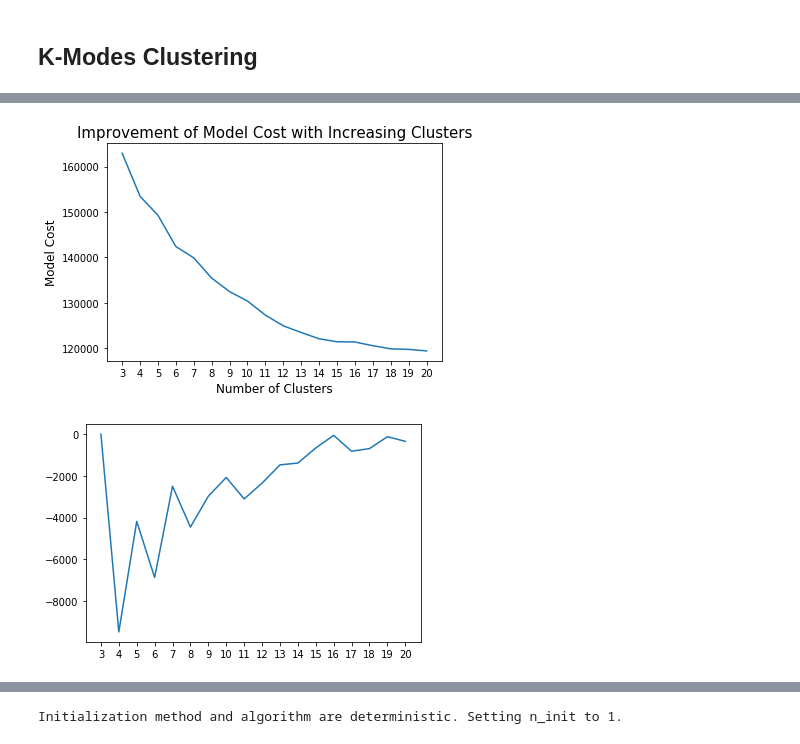
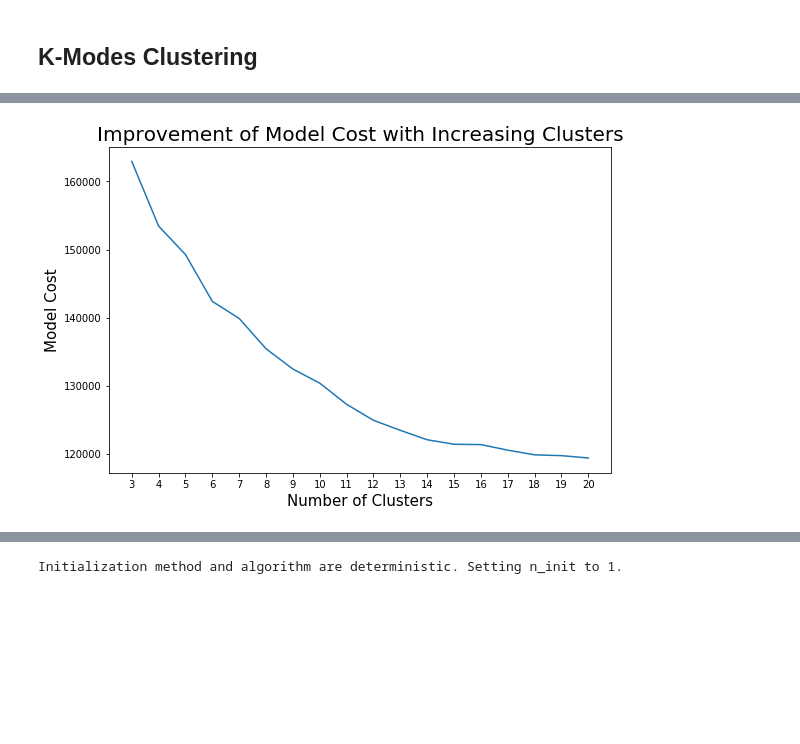
Before and after one commit to Shaddyjr/dob_complaints, a Jupyter notebook: jeremy/clustering.ipynb, the cells around one changed output, grey strips where cells are left out. Saved outputs shown, nothing was run; the diff lists cells and outputs as text; code cells hidden in the pictures; blank space fills up the shorter version.

Commit message:
updated clustering nb

```diff
--- a/jeremy/clustering.ipynb
+++ b/jeremy/clustering.ipynb
@@ -61,15 +61,17 @@ drop_cols = [
     "med_inc_zip"
 ]
 # %%
-models = []
+km_models = {}
 n_clusters = []
-model_costs = []
+km_costs = []
 
 for i in range(3, 21, 1):
+    print("running KModes with ", i, "clusters")
     n_clusters.append(i)
-    kmodes = KModes(n_clusters=i, n_init=10, random_state=42, n_jobs=-1, verbose=2)
-    kmodes_model = kmodes.fit(X.drop(columns=drop_cols))
-    model_costs.append(kmodes_model.cost_)
+    km = KModes(n_clusters=i, n_init=10, random_state=42, n_jobs=-1, verbose=2)
+    km_model = km.fit(X.drop(columns=drop_cols))
+    km_models[i] = km_model
+    km_costs.append(km_model.cost_)
 # %% [output]
 Initialization method and algorithm are deterministic. Setting n_init to 1.
 Initialization method and algorithm are deterministic. Setting n_init to 1.
@@ -122,14 +120,9 @@ for i, cost in enumerate(model_costs[1:]):
 # %%
-plt.plot(size)
-plt.plot(n_clusters, model_costs)
-plt.title("Improvement of Model Cost with Increasing Clusters", size=15)
+plt.figure(figsize=(9, 6))
+plt.plot(n_clusters, km_costs)
+plt.title("Improvement of Model Cost with Increasing Clusters", size=20)
 plt.xticks(range(3, 21, 1))
-plt.xlabel("Number of Clusters", size=12)
-plt.ylabel("Model Cost", size=12);
+plt.xlabel("Number of Clusters", size=15)
+plt.ylabel("Model Cost", size=15);
 # %% [output]
-[figure, old version]
+[figure, new version]
-# %%
-plt.plot(n_clusters, model_diffs)
-plt.xticks(range(3, 21, 1));
-# %% [output]
-[figure, removed]
```
Also changed, not shown: parts of 20 cells of this notebook.
